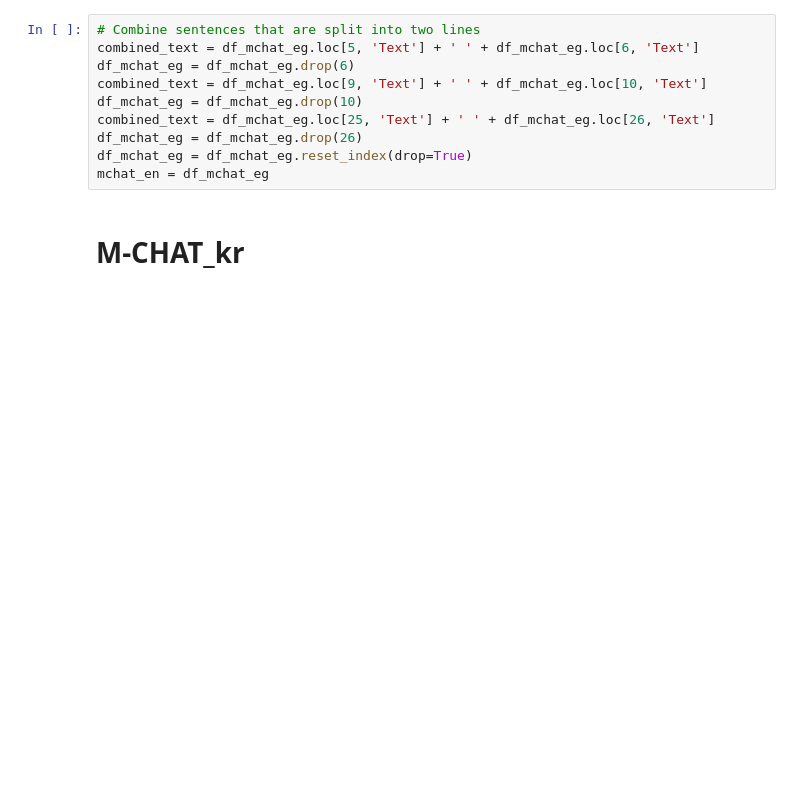
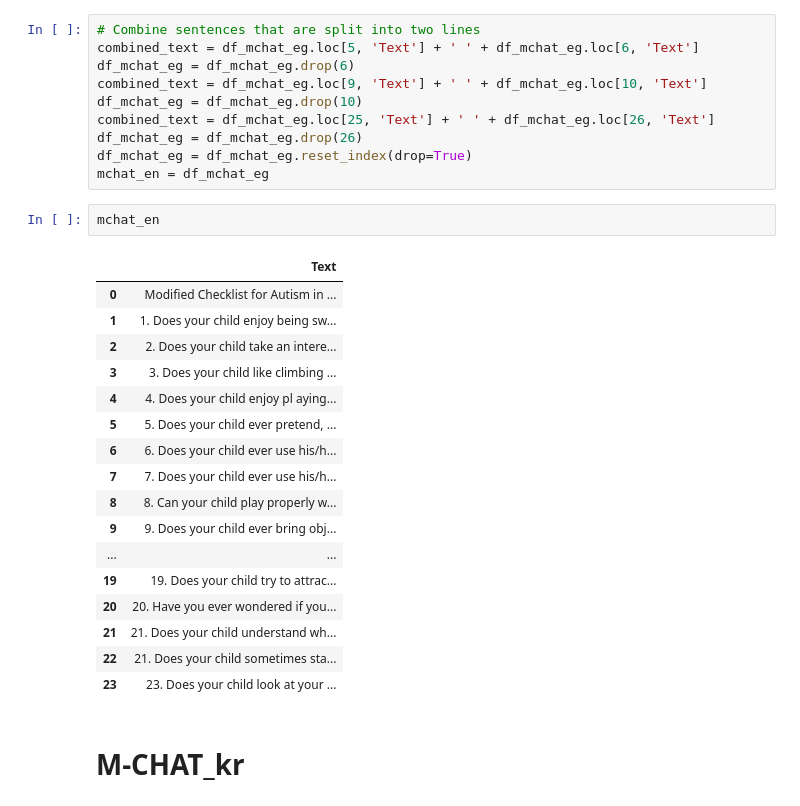
Before and after one commit to Aldan0911/Severance, a Jupyter notebook: 12.21_자폐과제_데이터분석/copy_Step1.ipynb, the cells around one changed output. Drawn from its saved outputs; the diff is of its cells as text; blank space fills up the shorter version.

```diff
--- a/12.21_자폐과제_데이터분석/copy_Step1.ipynb
+++ b/12.21_자폐과제_데이터분석/copy_Step1.ipynb
@@ -84,6 +86,26 @@ combined_text = df_mchat_eg.loc[25, 'Text'] + ' ' + df_mchat_eg.loc[26, 'Text']
 df_mchat_eg = df_mchat_eg.drop(26)
 df_mchat_eg = df_mchat_eg.reset_index(drop=True)
 mchat_en = df_mchat_eg
+# %%
+mchat_en
+# %% [output]
+|  | Text |
+| 0 | Modified Checklist for Autism in ... |
+| 1 | 1. Does your child enjoy being sw... |
+| 2 | 2. Does your child take an intere... |
+| 3 | 3. Does your child like climbing ... |
+| 4 | 4. Does your child enjoy pl aying... |
+| 5 | 5. Does your child ever pretend, ... |
+| 6 | 6. Does your child ever use his/h... |
+| 7 | 7. Does your child ever use his/h... |
+| 8 | 8. Can your child play properly w... |
+| 9 | 9. Does your child ever bring obj... |
+| ... | ... |
+| 19 | 19. Does your child try to attrac... |
+| 20 | 20. Have you ever wondered if you... |
+| 21 | 21. Does your child understand wh... |
+| 22 | 21. Does your child sometimes sta... |
+| 23 | 23. Does your child look at your ... |
 # %% [markdown]
 # M-CHAT_kr
 # %%
```
Also changed, not shown: parts of 11 cells of this notebook, 2 other files.
